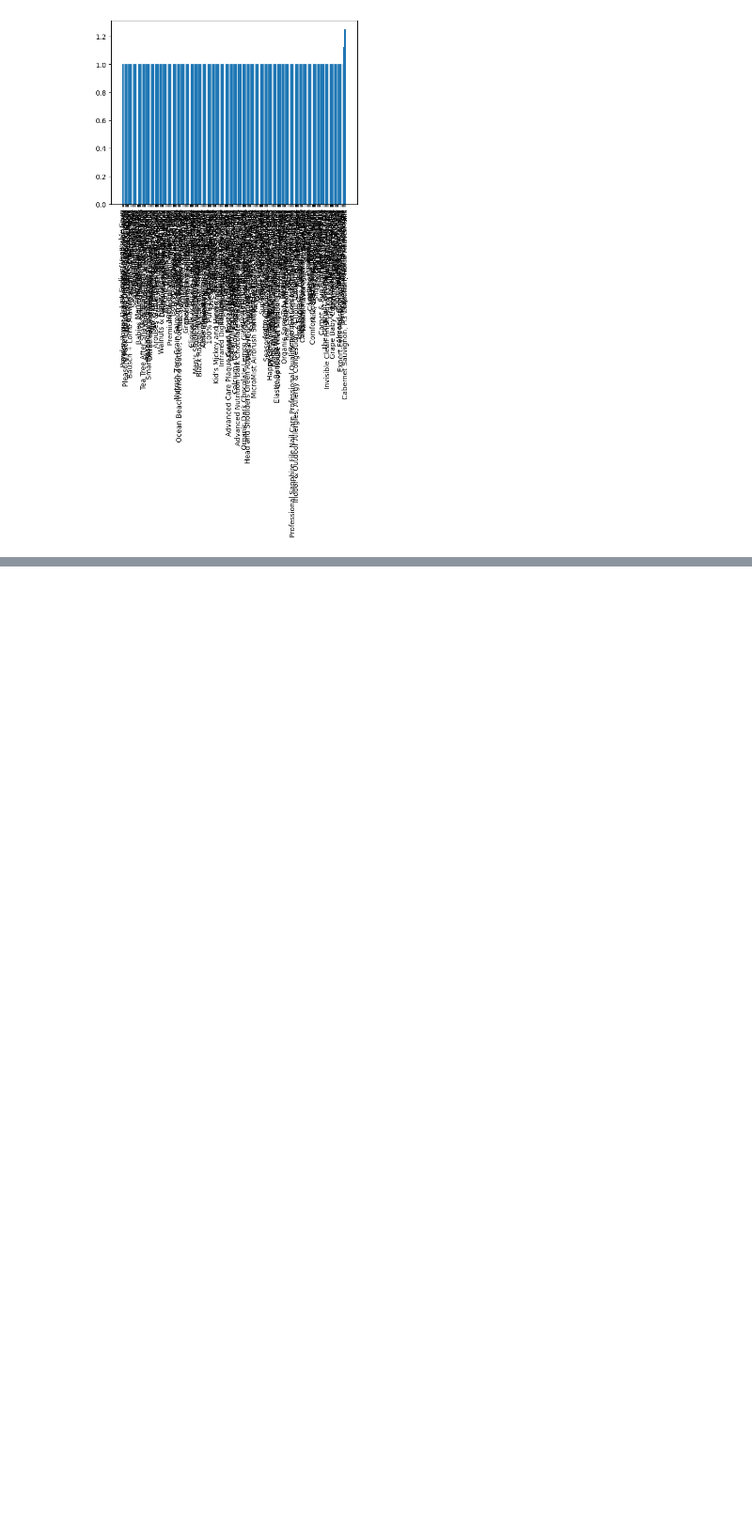
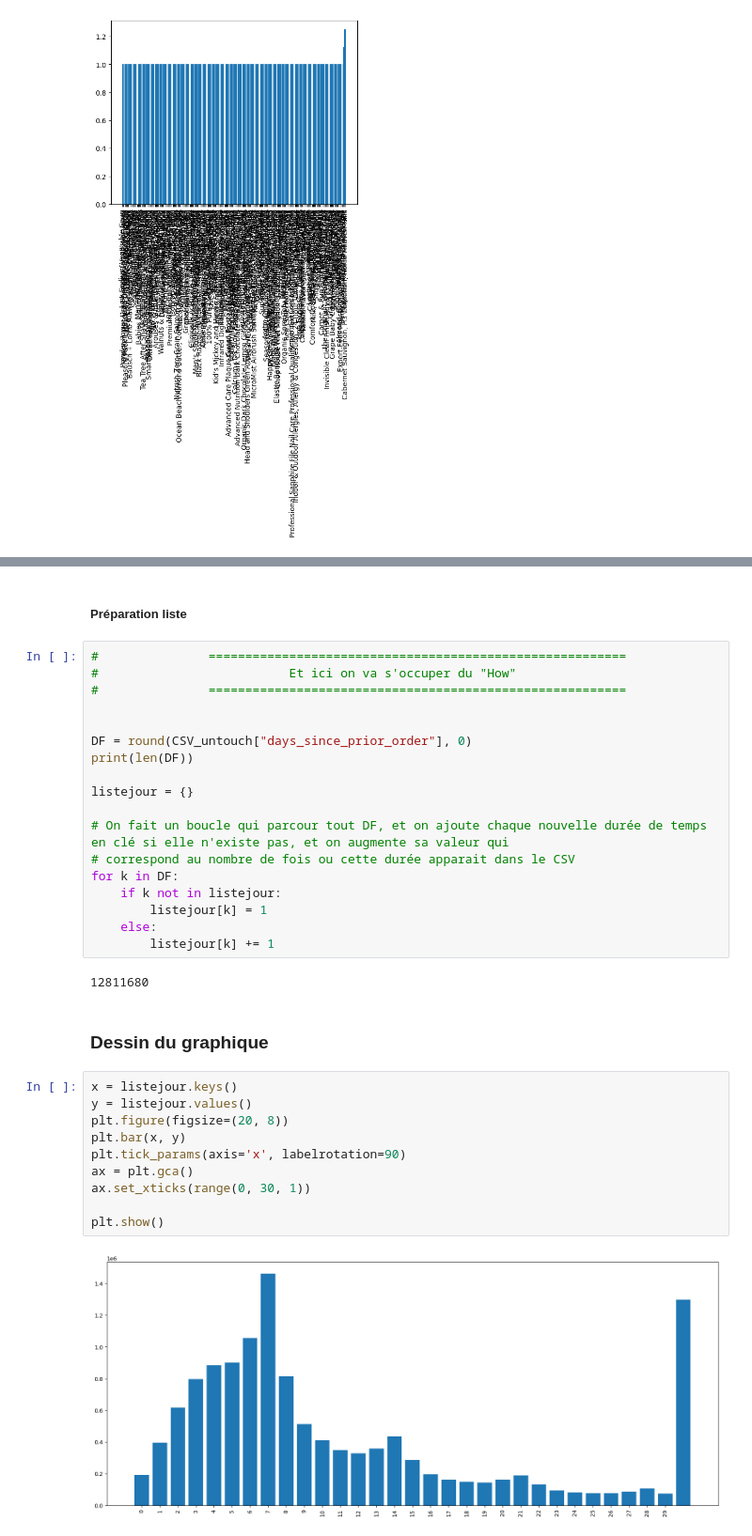
Before and after one commit to BastianHanart/NextBuy, a Jupyter notebook: notebook.ipynb, the cells around one changed output, grey strips where cells are left out. Shown at 94% size. Cells and saved outputs as stored; diff of their text form; blank space fills up the shorter version.

```diff
--- a/notebook.ipynb
+++ b/notebook.ipynb
@@ -39,0 +81,36 @@ plt.show()
+# %% [markdown]
+##### Préparation liste
+# %%
+#               =========================================================
+#                          Et ici on va s'occuper du "How"
+#               =========================================================
+
+
+DF = round(CSV_untouch["days_since_prior_order"], 0)
+print(len(DF))
+
+listejour = {}
+
+# On fait un boucle qui parcour tout DF, et on ajoute chaque nouvelle durée de temps en clé si elle n'existe pas, et on augmente sa valeur qui
+# correspond au nombre de fois ou cette durée apparait dans le CSV
+for k in DF:
+    if k not in listejour:
+        listejour[k] = 1
+    else:
+        listejour[k] += 1
+# %% [output]
+12811680
+# %% [markdown]
+### Dessin du graphique
+# %%
+x = listejour.keys()
+y = listejour.values()
+plt.figure(figsize=(20, 8))
+plt.bar(x, y)
+plt.tick_params(axis='x', labelrotation=90)
+ax = plt.gca()
+ax.set_xticks(range(0, 30, 1))
+
+plt.show()
+# %% [output]
+[figure, added]
```
Also changed, not shown: parts of 6 cells of this notebook, 1 other file.
